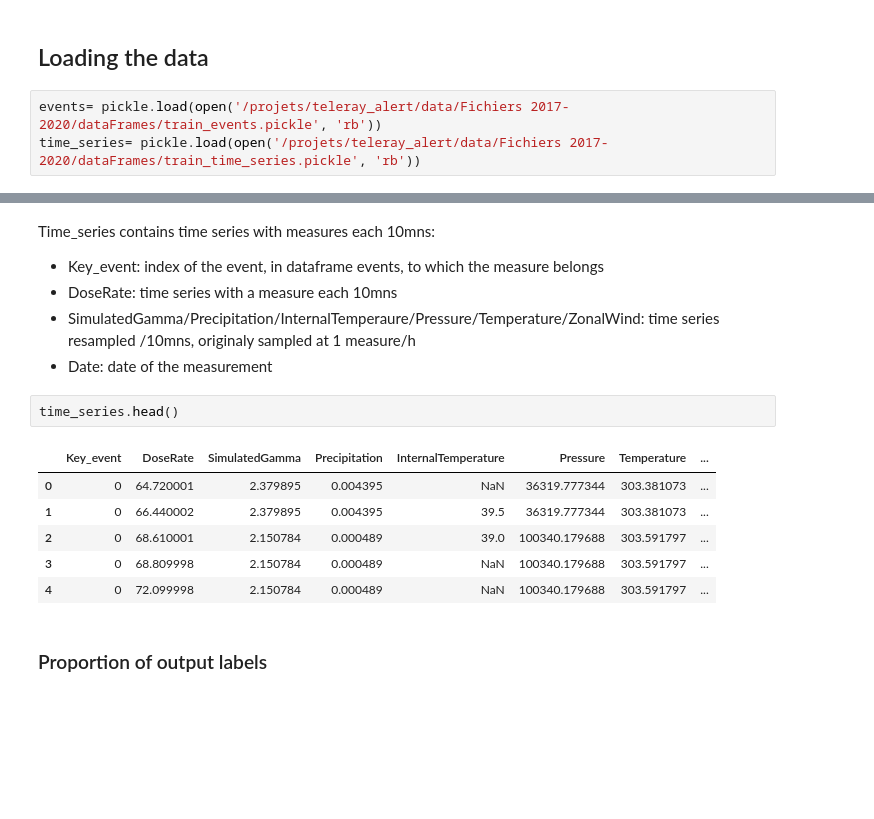
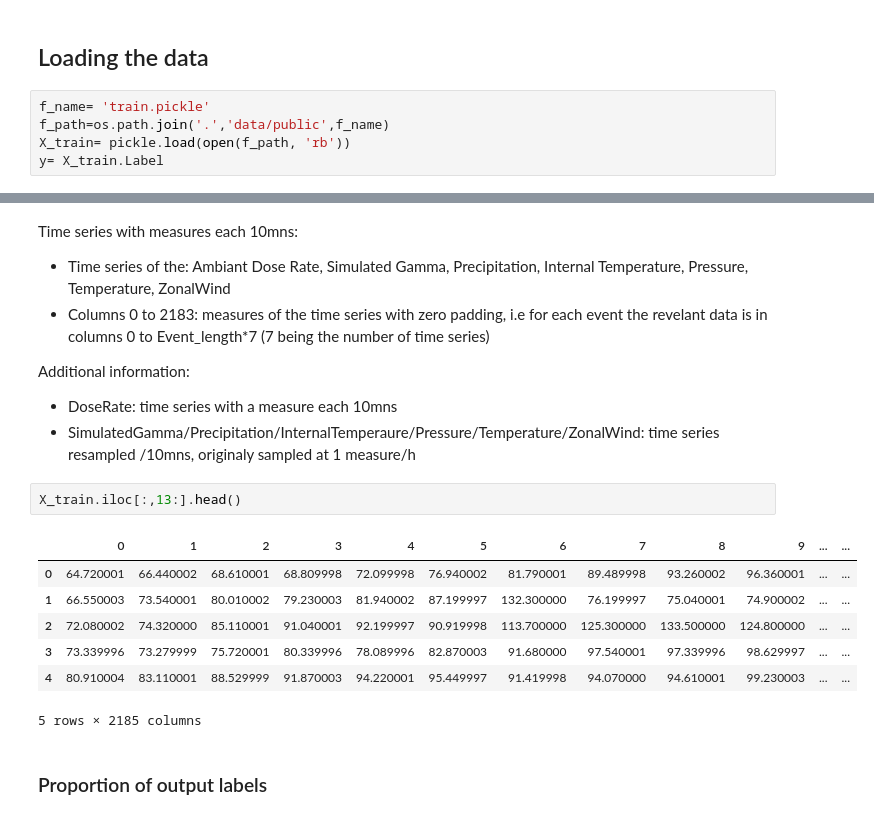
Before and after one commit to AljoschaAlt/Teleray-Alert, a Jupyter notebook: teleray_alert_starting_kit.ipynb, the cells around one changed output, grey strips where cells are left out. Saved outputs shown, nothing was run; the diff lists cells and outputs as text; blank space fills up the shorter version.

```diff
--- a/teleray_alert_starting_kit.ipynb
+++ b/teleray_alert_starting_kit.ipynb
@@ -32,6 +35,8 @@ from sklearn.preprocessing import label_binarize
 # %% [markdown]
 ## Loading the data
 # %%
-events= pickle.load(open('/projets/teleray_alert/data/Fichiers 2017-2020/dataFrames/train_events.pickle', 'rb'))
-time_series= pickle.load(open('/projets/teleray_alert/data/Fichiers 2017-2020/dataFrames/train_time_series.pickle', 'rb'))
+f_name= 'train.pickle'
+f_path=os.path.join('.','data/public',f_name)
+X_train= pickle.load(open(f_path, 'rb'))
+y= X_train.Label
 # %% [markdown]
@@ -57,20 +63,23 @@ events.head()
 | 3 | 1446 | Weather | 2018-08-22 18:40:00 | 2018-08-23 01:00:00 | 5.044493 | 45.692329 | 249.0 | 1 | False | False | ... |
 | 4 | 1446 | Weather | 2018-10-29 11:00:00 | 2018-10-30 08:50:00 | 5.044493 | 45.692329 | 249.0 | 1 | False | False | ... |
 # %% [markdown]
-Time_series contains time series with measures each 10mns:
-   * Key_event: index of the event, in dataframe events, to which the measure belongs
+Time series with measures each 10mns:
+   * Time series of the: Ambiant Dose Rate, Simulated Gamma, Precipitation, Internal Temperature, Pressure, Temperature, ZonalWind
+   * Columns 0 to 2183: measures of the time series with zero padding, i.e for each event the revelant data is in columns 0 to Event_length*7 (7 being the number of time series)
+
+Additional information:
    * DoseRate: time series with a measure each 10mns
    * SimulatedGamma/Precipitation/InternalTemperaure/Pressure/Temperature/ZonalWind: time series resampled /10mns, originaly sampled at 1 measure/h
-   * Date: date of the measurement
 # %%
-time_series.head()
+X_train.iloc[:,13:].head()
 # %% [output]
-|  | Key_event | DoseRate | SimulatedGamma | Precipitation | InternalTemperature | Pressure | Temperature | ... |
-| 0 | 0 | 64.720001 | 2.379895 | 0.004395 | NaN | 36319.777344 | 303.381073 | ... |
-| 1 | 0 | 66.440002 | 2.379895 | 0.004395 | 39.5 | 36319.777344 | 303.381073 | ... |
-| 2 | 0 | 68.610001 | 2.150784 | 0.000489 | 39.0 | 100340.179688 | 303.591797 | ... |
-| 3 | 0 | 68.809998 | 2.150784 | 0.000489 | NaN | 100340.179688 | 303.591797 | ... |
-| 4 | 0 | 72.099998 | 2.150784 | 0.000489 | NaN | 100340.179688 | 303.591797 | ... |
+|  | 0 | 1 | 2 | 3 | 4 | 5 | 6 | 7 | 8 | 9 | ... | ... |
+| 0 | 64.720001 | 66.440002 | 68.610001 | 68.809998 | 72.099998 | 76.940002 | 81.790001 | 89.489998 | 93.260002 | 96.360001 | ... | ... |
+| 1 | 66.550003 | 73.540001 | 80.010002 | 79.230003 | 81.940002 | 87.199997 | 132.300000 | 76.199997 | 75.040001 | 74.900002 | ... | ... |
+| 2 | 72.080002 | 74.320000 | 85.110001 | 91.040001 | 92.199997 | 90.919998 | 113.700000 | 125.300000 | 133.500000 | 124.800000 | ... | ... |
+| 3 | 73.339996 | 73.279999 | 75.720001 | 80.339996 | 78.089996 | 82.870003 | 91.680000 | 97.540001 | 97.339996 | 98.629997 | ... | ... |
+| 4 | 80.910004 | 83.110001 | 88.529999 | 91.870003 | 94.220001 | 95.449997 | 91.419998 | 94.070000 | 94.610001 | 99.230003 | ... | ... |
+5 rows × 2185 columns
 # %% [markdown]
 ### Proportion of output labels
 # %%
```
Also changed, not shown: parts of 23 cells of this notebook, 10 other files.
